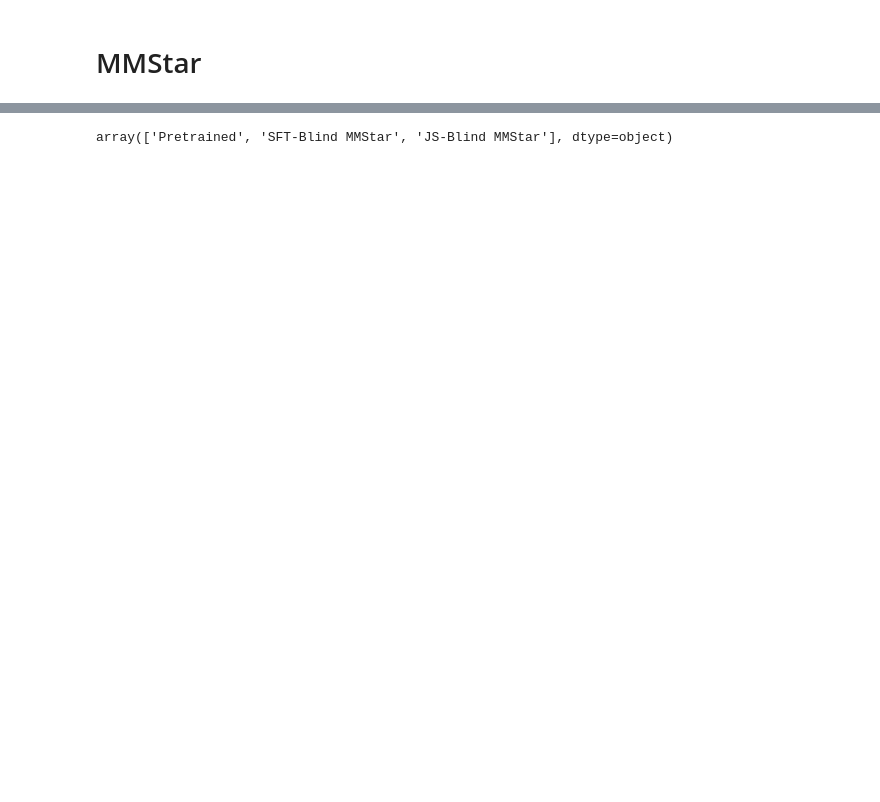
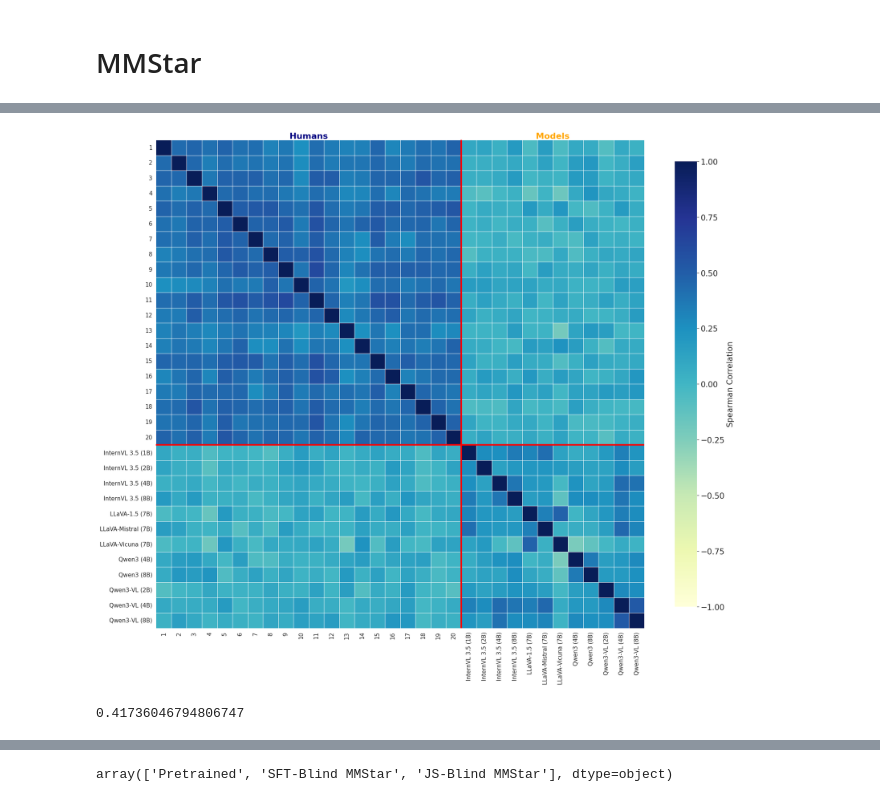
Before and after one commit to unolop/HPA, a Jupyter notebook: evaluation/analysis/correlations.ipynb, the cells around one changed output, grey strips where cells are left out. Drawn from its saved outputs; the diff is of its cells as text; code cells hidden in the pictures; blank space fills up the shorter version.

```diff
--- a/evaluation/analysis/correlations.ipynb
+++ b/evaluation/analysis/correlations.ipynb
@@ -15,0 +81,13 @@ md.finetuned.unique()  , md.model.unique()
+# %%
+res_HH, llm, model_corr, res_HM, res_MM = get_corr(
+    mh, md, pids, correlation_type='ac1', metrics="correct", n_boot=0
+)
+combined_matrix, participant_mapping = plot_correlation_heatmap(
+    res_HH['corr_mat'], llm['corr_mat'], res_HM, res_MM,
+    test_subjects=pids,
+    save_path='ac1_score_heatmap.png'
+)
+res_HH['mean_r']
+# %% [output]
+[figure, added]
+0.41736046794806747
```
Also changed, not shown: parts of 19 cells of this notebook, 12 other files.
